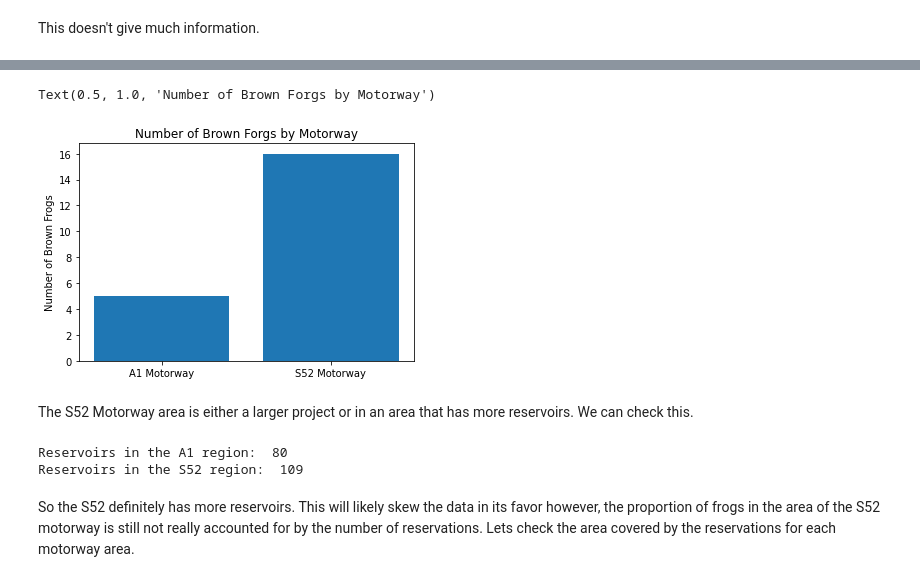
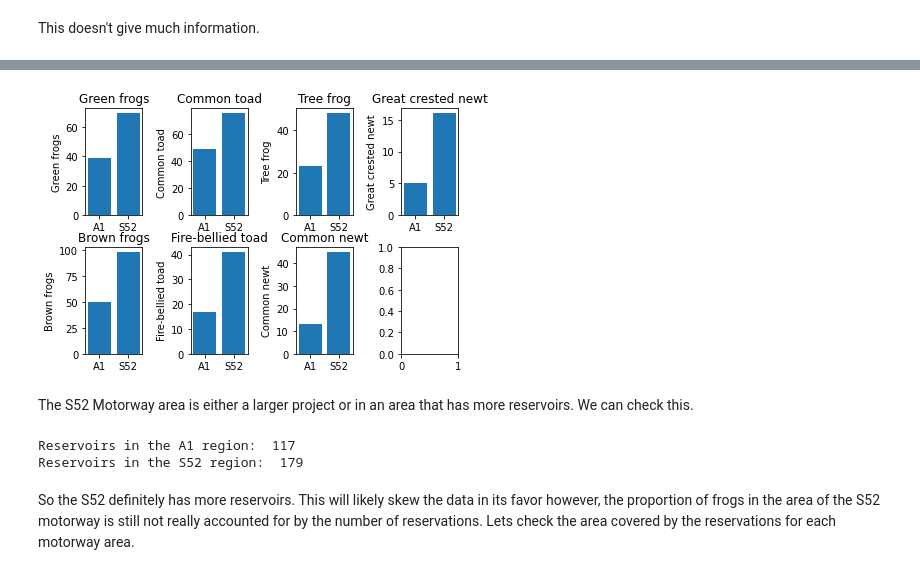
Before and after one commit to pringles8/DS5320_Project, a Jupyter notebook: EDA.ipynb, the cells around one changed output, grey strips where cells are left out. Saved outputs shown, nothing was run; the diff lists cells and outputs as text; code cells hidden in the pictures.

```diff
--- a/EDA.ipynb
+++ b/EDA.ipynb
@@ -191,0 +194,6 @@ CR has categories ['1' '2']
+# %%
+X['Motorway'][X['Motorway'] == 'A1'] = 1
+X['Motorway'][X['Motorway'] == 'S52'] = 2
+
+for a in X:
+    X[a] = X[a].astype(int)
@@ -225,10 +281,9 @@ import matplotlib.pyplot as plt
 # %%
 # Brown frogs by motorway
-
-ind = np.nonzero((X.iloc[:,0] == 'A1').to_numpy())[0]
-Y_A1 = Y.to_numpy()[ind, 1]
-ind = np.nonzero((X.iloc[:,0] != 'A1').to_numpy())[0]
-Y_S52 = Y.to_numpy()[ind, 1]
+ind_A1 = np.nonzero((X.iloc[:,0] == 1).to_numpy())[0]
+Y_A1 = Y.to_numpy()[ind_A1, 1]
+ind_S52 = np.nonzero((X.iloc[:,0] != 1).to_numpy())[0]
+Y_S52 = Y.to_numpy()[ind_S52, 1]
 # %%
 %matplotlib inline
 fig, ax = plt.subplots()
@@ -255,26 +298,33 @@ Text(0.5, 1.0, 'Number of Brown Forgs by Motorway')
-# %%
-Y_S52 = Y['Great crested newt'].to_numpy()[ind]
-ind = np.nonzero((X.iloc[:,0] == 'A1').to_numpy())[0]
-Y_A1 = Y['Great crested newt'].to_numpy()[ind]
-# %%
-x = np.arange(2)
-
-fig, ax = plt.subplots()
-
-ax.bar(['A1 Motorway', 'S52 Motorway'], [np.count_nonzero(Y_A1), np.count_nonzero(Y_S52)]);
-
-ax.set_ylabel('Number of Great Crested Newts')
-ax.set_title('Number of Great Crested Newts by Motorway')
-# %% [output]
-Text(0.5, 1.0, 'Number of Brown Forgs by Motorway')
-[figure, removed]
+# %%
+fig, axs = plt.subplots(2,4)
+plt.tight_layout()
+
+x = 0
+y = 0
+for i in Y.columns:
+    Y_A1 = Y[i][ind_A1]
+    Y_S52 = Y[i][ind_S52]
+
+    #Counting all the ones gives the number of toads
+    axs[x,y].bar(['A1', 'S52'], [np.count_nonzero(Y_A1), np.count_nonzero(Y_S52)]);
+
+    axs[x,y].set_ylabel(i);
+    axs[x,y].set_title(i);
+
+    if x >= 1:
+        x = 0
+        y += 1
+    else:
+        x += 1
+# %% [output]
+[figure, added]
 # %% [markdown]
 The S52 Motorway area is either a larger project or in an area that has more reservoirs. We can check this.
 # %%
-print('Reservoirs in the A1 region: ', len(Y_A1))
-print('Reservoirs in the S52 region: ', len(Y_S52))
+print('Reservoirs in the A1 region: ', sum(X['NR'][ind_A1]))
+print('Reservoirs in the S52 region: ', sum(X['NR'][ind_S52]))
 # %% [output]
-Reservoirs in the A1 region:  80
-Reservoirs in the S52 region:  109
+Reservoirs in the A1 region:  117
+Reservoirs in the S52 region:  179
 # %% [markdown]
 So the S52 definitely has more reservoirs. This will likely skew the data in its favor however, the proportion of frogs in the area of the S52 motorway is still not really accounted for by the number of reservations. Lets check the area covered by the reservations for each motorway area.
```
Also changed, not shown: parts of 11 cells of this notebook, 1 other file.
